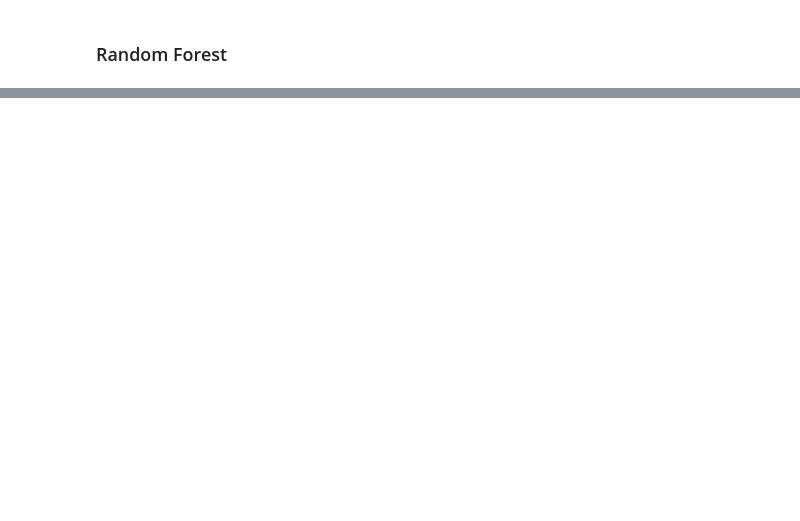
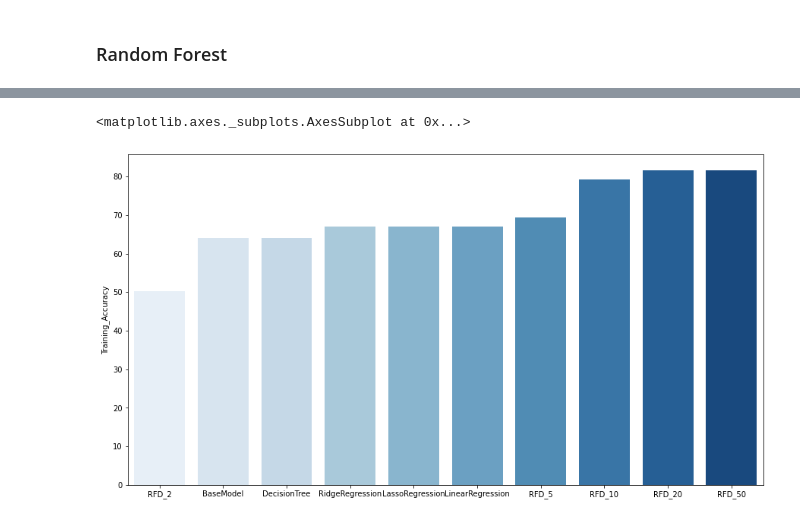
Before and after one commit to deep-son/California-Housing-Price-Prediction, a Jupyter notebook: California_Housing_Price_Prediction.ipynb, the cells around one changed output, grey strips where cells are left out. Saved outputs shown, nothing was run; the diff lists cells and outputs as text; code cells hidden in the pictures; blank space fills up the shorter version.

```diff
--- a/California_Housing_Price_Prediction.ipynb
+++ b/California_Housing_Price_Prediction.ipynb
@@ -776,0 +739,8 @@ room_df = house_df.loc[house_df[]]
+# %%
+accuracy_model.sort_values(by=['Training_Accuracy'],inplace=True)
+# %%
+fig1, ax1 = pyplot.subplots(figsize=(15,8))
+sns.barplot(x=accuracy_model.index,y='Training_Accuracy',data=accuracy_model,ax=ax1,palette='Blues')
+# %% [output]
+<matplotlib.axes._subplots.AxesSubplot at 0x...>
+[figure, added]
```
Also changed, not shown: parts of 46 cells of this notebook.
